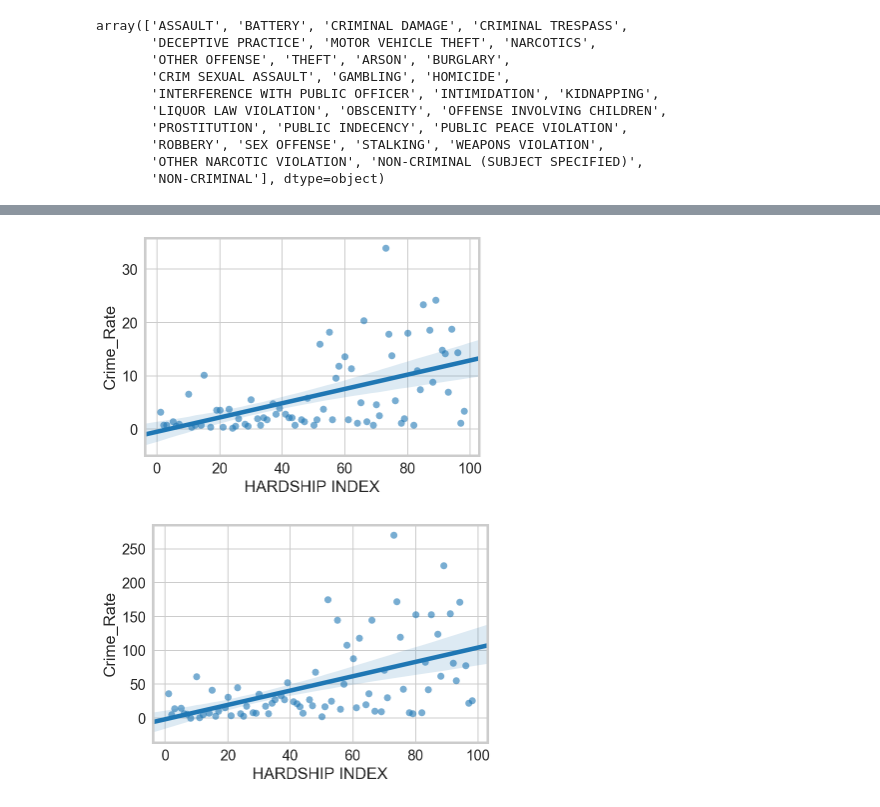
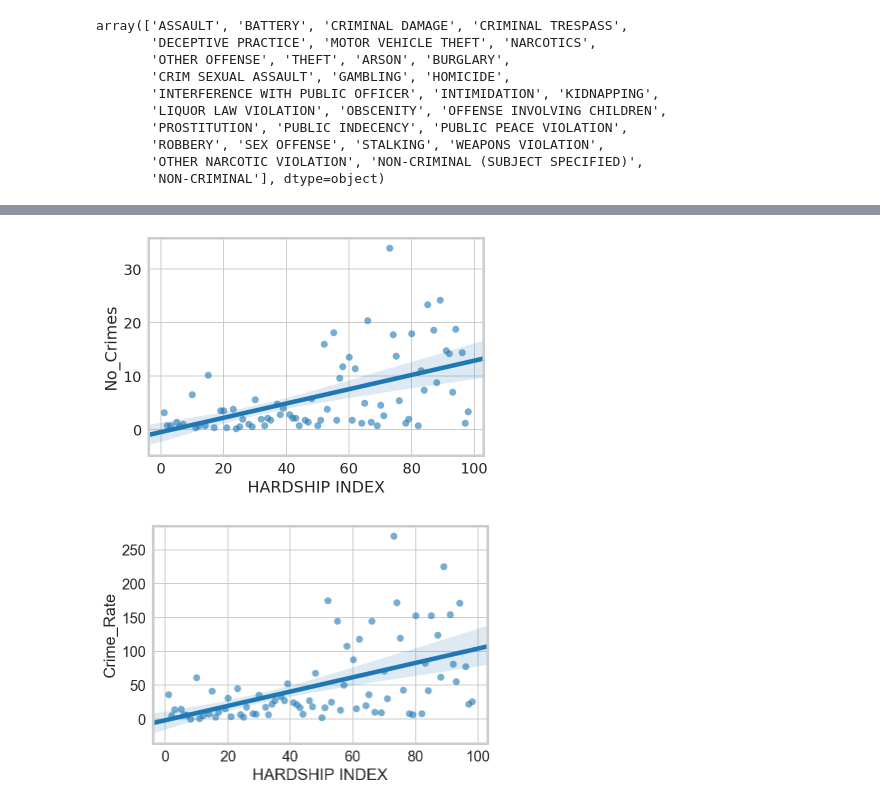
Before and after one commit to bac2qh/ippp_Final_Project, a Jupyter notebook: Crime_Type_Reg_xin.ipynb, the cells around one changed output, grey strips where cells are left out. Saved outputs shown, nothing was run; the diff lists cells and outputs as text; code cells hidden in the pictures.

```diff
--- a/Crime_Type_Reg_xin.ipynb
+++ b/Crime_Type_Reg_xin.ipynb
@@ -6,14 +6,14 @@ from urllib.parse import quote
 %matplotlib inline
 
 soql = "https://data.cityofchicago.org/resource/6zsd-86xi.json?$query="
-soql += quote("SELECT community_area AS Community, count(*)/5 AS Crime_Rate, primary_type AS Primary_Type ")
+soql += quote("SELECT community_area AS Community, count(*)/5 AS No_Crimes, primary_type AS Primary_Type ")
 soql += quote("WHERE 2007 < year AND year < 2013 ")
 soql += quote("GROUP BY Community, Primary_Type LIMIT 10000")
 
 resp = requests.get(soql).json()
 
 crime_type = pd.DataFrame(resp)
-crime_type.Crime_Rate = crime_type.Crime_Rate.astype(float)
+crime_type.No_Crimes = crime_type.No_Crimes.astype(float)
 crime_type.round(1)
 
 crime_type.dropna(axis = 0, how = "any", inplace = True)
@@ -108,9 +101,9 @@ homicide_hardship.head()
 # %%
-homicide_hardship_plot = sns.regplot(x = 'HARDSHIP INDEX', y = 'Crime_Rate', data = homicide_hardship, scatter_kws = {"alpha" : 0.6});
+homicide_hardship_plot = sns.regplot(x = 'HARDSHIP INDEX', y = 'No_Crimes', data = homicide, scatter_kws = {"alpha" : 0.6});
 
-homicide_hardship_plot.figure.savefig("homicide.png")
+homicide_hardship_plot.figure.savefig("output/homicide_hardship.png", bbox_inches='tight', pad_inches=0.2)
 # %% [output]
-[figure, old version]
+[figure, new version]
 # %%
 weapons = mix_type.loc[(mix_type['Primary_Type'] =='WEAPONS VIOLATION')]
 
```
Also changed, not shown: parts of 3 cells of this notebook.
